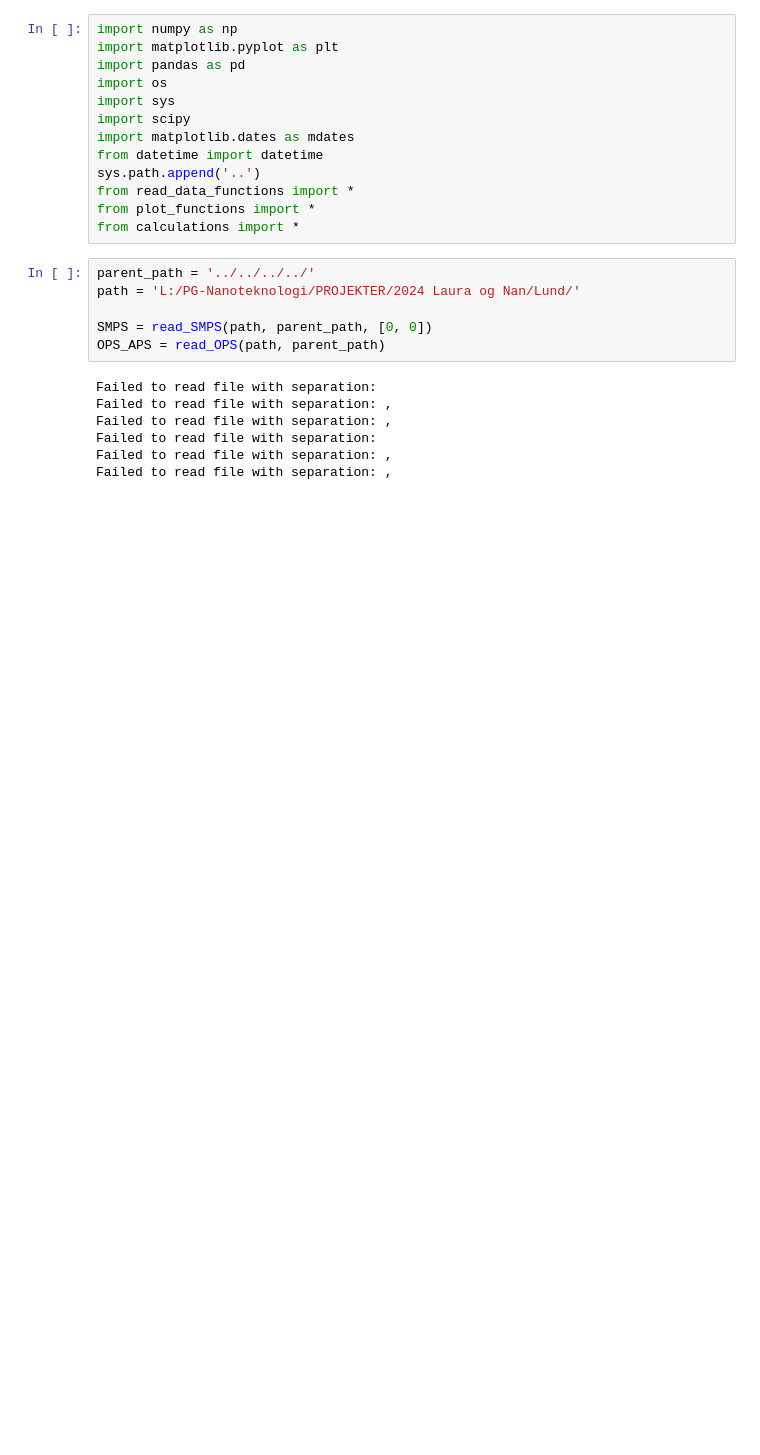
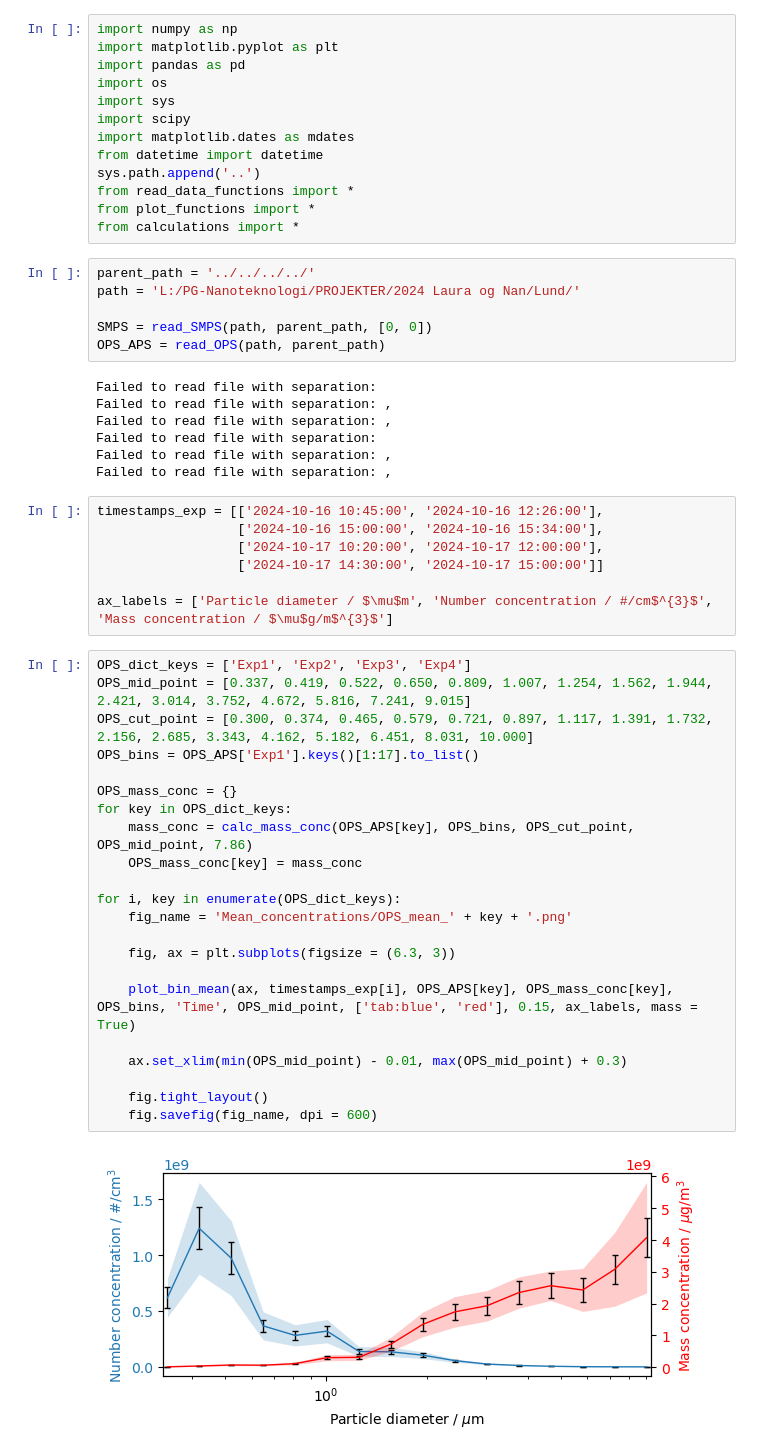
Before and after one commit to Normann25/Master-thesis, a Jupyter notebook: Lund Brake Wear/Mean_conc.ipynb, the cells around one changed output. Saved outputs shown, nothing was run; the diff lists cells and outputs as text; blank space fills up the shorter version.

```diff
--- a/Lund Brake Wear/Mean_conc.ipynb
+++ b/Lund Brake Wear/Mean_conc.ipynb
@@ -24,3 +24,34 @@ Failed to read file with separation: ,
 Failed to read file with separation:
 Failed to read file with separation: ,
 Failed to read file with separation: ,
+# %%
+timestamps_exp = [['2024-10-16 10:45:00', '2024-10-16 12:26:00'],
+                  ['2024-10-16 15:00:00', '2024-10-16 15:34:00'],
+                  ['2024-10-17 10:20:00', '2024-10-17 12:00:00'],
+                  ['2024-10-17 14:30:00', '2024-10-17 15:00:00']]
+
+ax_labels = ['Particle diameter / $\mu$m', 'Number concentration / #/cm$^{3}$', 'Mass concentration / $\mu$g/m$^{3}$']
+# %%
+OPS_dict_keys = ['Exp1', 'Exp2', 'Exp3', 'Exp4']
+OPS_mid_point = [0.337, 0.419, 0.522, 0.650, 0.809, 1.007, 1.254, 1.562, 1.944, 2.421, 3.014, 3.752, 4.672, 5.816, 7.241, 9.015]
+OPS_cut_point = [0.300, 0.374, 0.465, 0.579, 0.721, 0.897, 1.117, 1.391, 1.732, 2.156, 2.685, 3.343, 4.162, 5.182, 6.451, 8.031, 10.000]
+OPS_bins = OPS_APS['Exp1'].keys()[1:17].to_list()
+
+OPS_mass_conc = {}
+for key in OPS_dict_keys:
+    mass_conc = calc_mass_conc(OPS_APS[key], OPS_bins, OPS_cut_point, OPS_mid_point, 7.86)
+    OPS_mass_conc[key] = mass_conc
+
+for i, key in enumerate(OPS_dict_keys):
+    fig_name = 'Mean_concentrations/OPS_mean_' + key + '.png'
+
+    fig, ax = plt.subplots(figsize = (6.3, 3))
+
+    plot_bin_mean(ax, timestamps_exp[i], OPS_APS[key], OPS_mass_conc[key], OPS_bins, 'Time', OPS_mid_point, ['tab:blue', 'red'], 0.15, ax_labels, mass = True)
+
+    ax.set_xlim(min(OPS_mid_point) - 0.01, max(OPS_mid_point) + 0.3)
+
+    fig.tight_layout()
+    fig.savefig(fig_name, dpi = 600)
+# %% [output]
+[figure, added]
```
Also changed, not shown: parts of 18 cells of this notebook, 17 other files.
